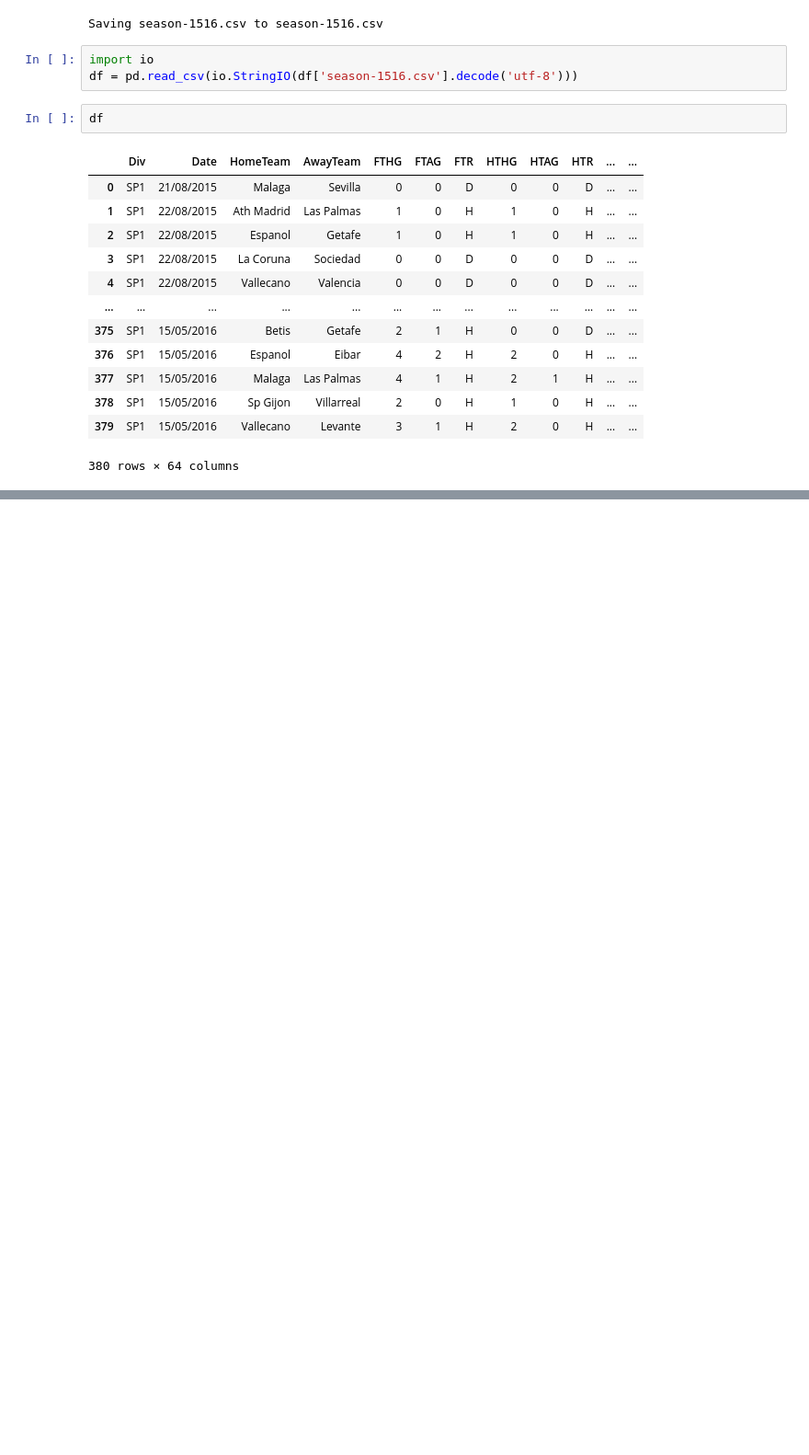
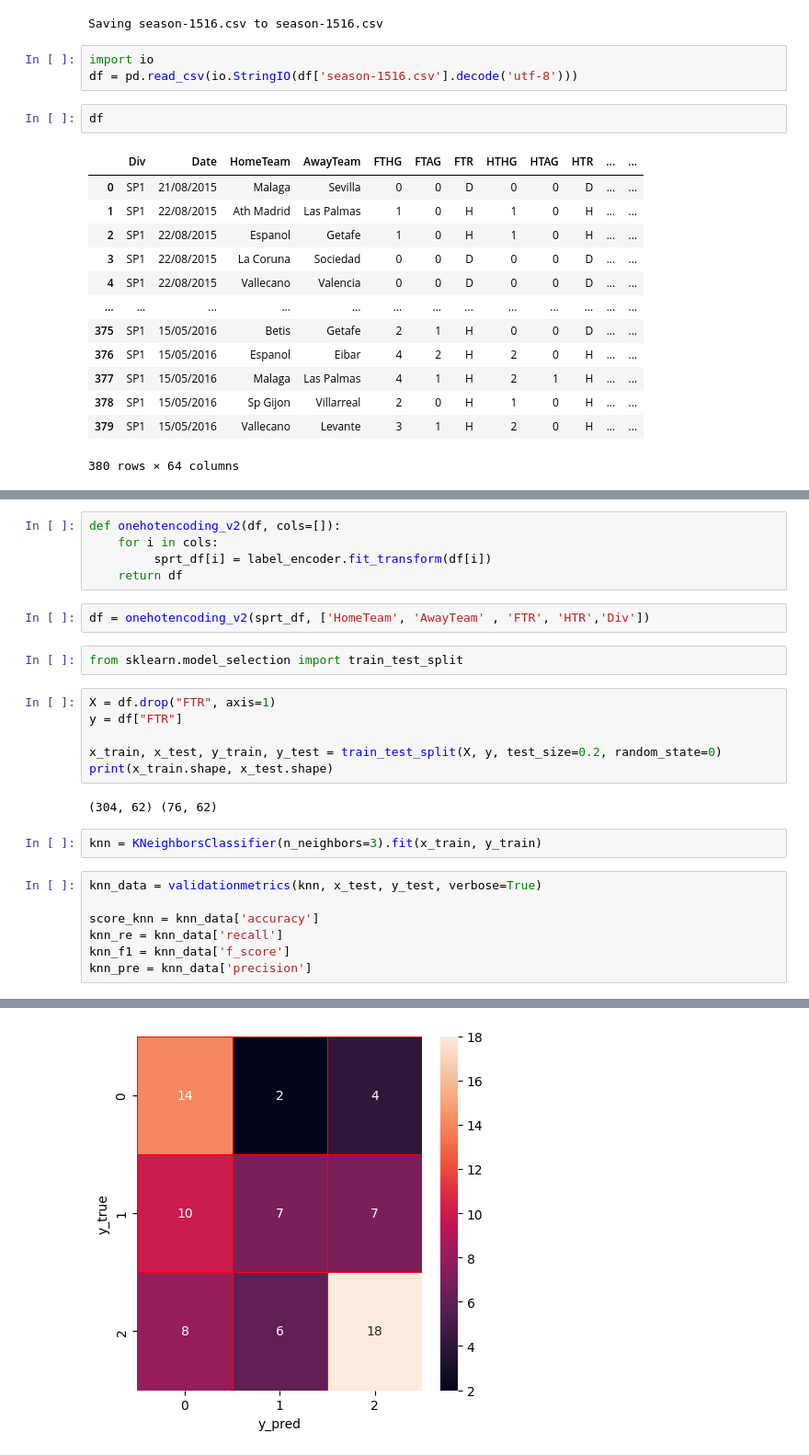
Before and after one commit to de218031/Python, a Jupyter notebook: Welcome_To_Colab.ipynb, the cells around one changed output, grey strips where cells are left out. Shown at 92% size. Cells and saved outputs as stored; diff of their text form; blank space fills up the shorter version.

```diff
--- a/Welcome_To_Colab.ipynb
+++ b/Welcome_To_Colab.ipynb
@@ -136,0 +201,27 @@ df
+# %%
+def onehotencoding_v2(df, cols=[]):
+    for i in cols:
+         sprt_df[i] = label_encoder.fit_transform(df[i])
+    return df
+# %%
+df = onehotencoding_v2(sprt_df, ['HomeTeam', 'AwayTeam' , 'FTR', 'HTR','Div'])
+# %%
+from sklearn.model_selection import train_test_split
+# %%
+X = df.drop("FTR", axis=1)
+y = df["FTR"]
+
+x_train, x_test, y_train, y_test = train_test_split(X, y, test_size=0.2, random_state=0)
+print(x_train.shape, x_test.shape)
+# %% [output]
+(304, 62) (76, 62)
+# %%
+knn = KNeighborsClassifier(n_neighbors=3).fit(x_train, y_train)
+# %%
+knn_data = validationmetrics(knn, x_test, y_test, verbose=True)
+
+score_knn = knn_data['accuracy']
+knn_re = knn_data['recall']
+knn_f1 = knn_data['f_score']
+knn_pre = knn_data['precision']
+# %% [output]
@@ -136,0 +244 @@ df
+[figure, added]
```
Also changed, not shown: parts of 8 cells of this notebook.
